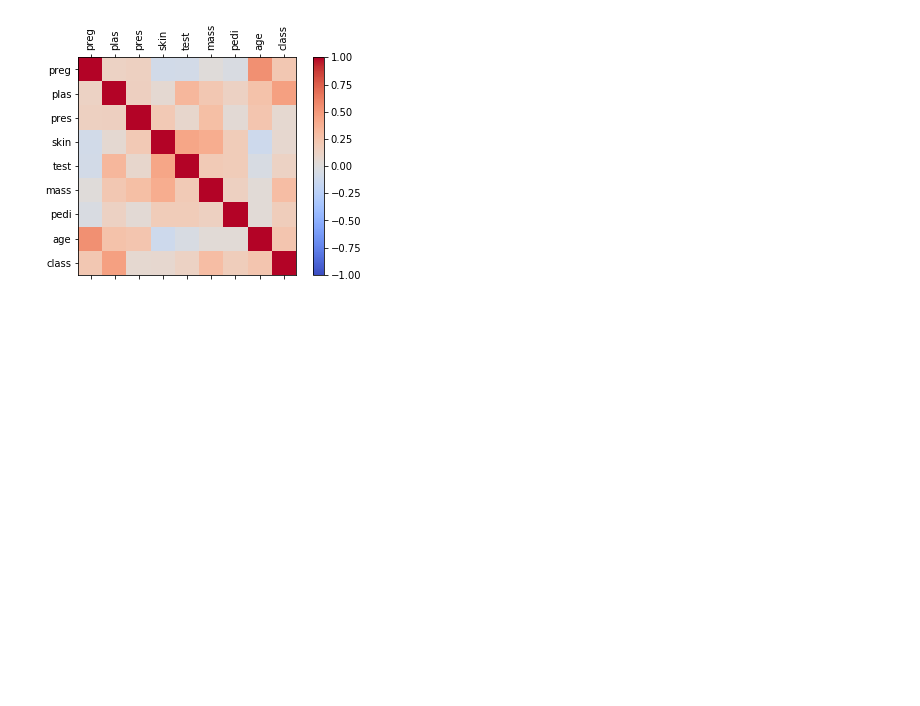
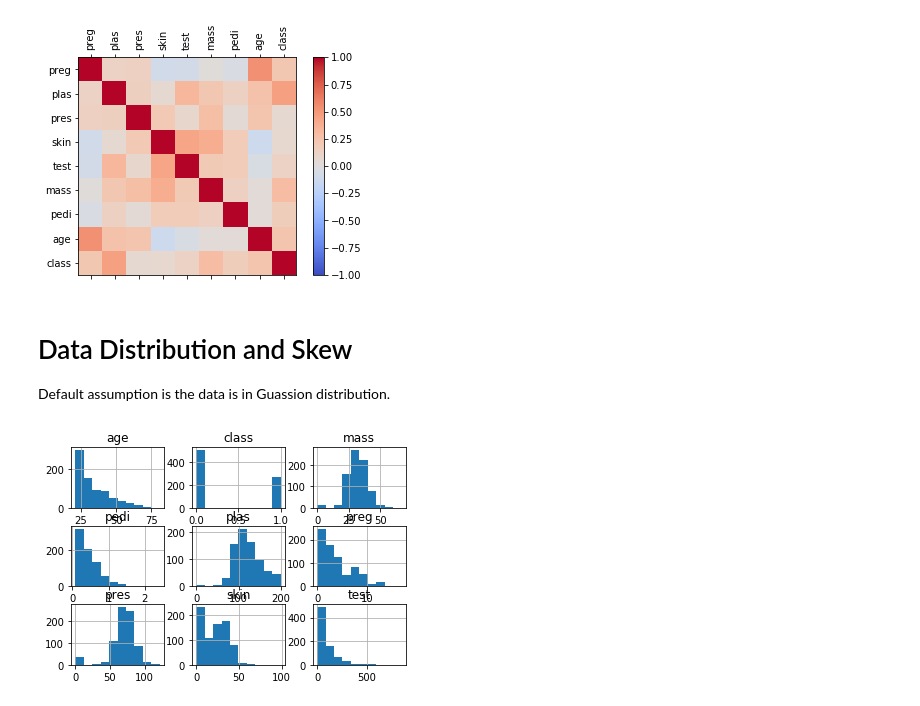
Before and after one commit to Chengbai/ML-Learning-Notes, a Jupyter notebook: Data Stat.ipynb, the cells around one changed output. Drawn from its saved outputs; the diff is of its cells as text; code cells hidden in the pictures; blank space fills up the shorter version.

Commit message:
Add data distribution and skew

```diff
--- a/Data Stat.ipynb
+++ b/Data Stat.ipynb
@@ -154,3 +158,12 @@ ax.set_yticklabels(data.columns)
 plt.show()
 # %% [output]
 [figure]
+# %% [markdown]
+# Data Distribution and Skew
+
+Default assumption is the data is in Guassion distribution.
+# %%
+data.hist()
+plt.show()
+# %% [output]
+[figure, added]
```
Also changed, not shown: parts of 3 cells of this notebook.
